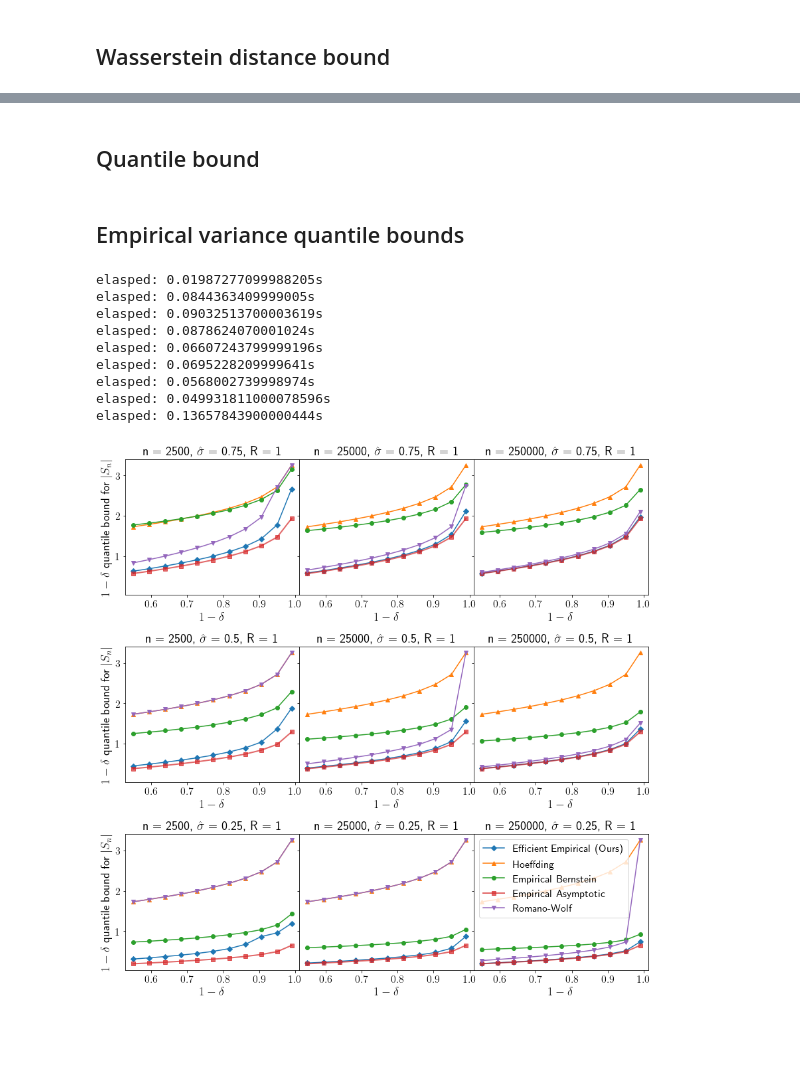
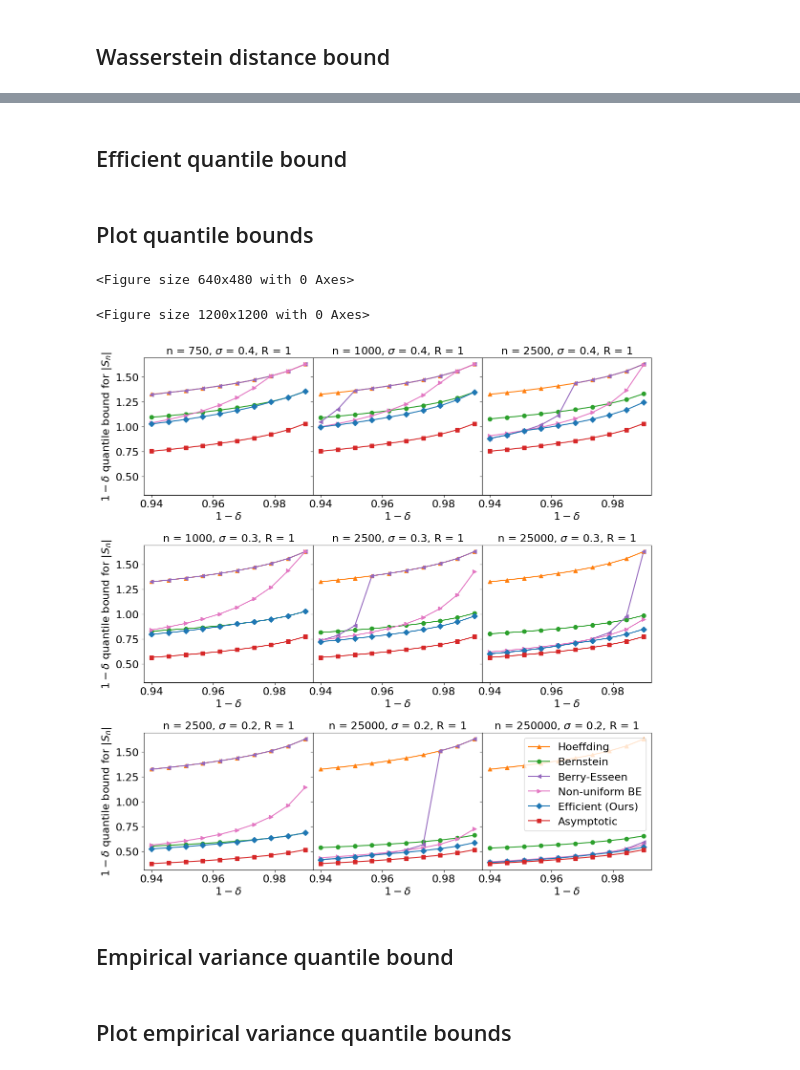
Before and after one commit to lmackey/gauss_conc, a Jupyter notebook: plot_bounds.ipynb, the cells around one changed output, grey strips where cells are left out. Drawn from its saved outputs; the diff is of its cells as text; code cells hidden in the pictures; blank space fills up the shorter version.

Commit message:
Updating code to match Efficient Concentration with Gaussian Approximation v2.0

```diff
--- a/plot_bounds.ipynb
+++ b/plot_bounds.ipynb
@@ -458,2 +1016,2 @@ def gsn_wass(n, p, sig=1, R=1, verbose=False):
 # %% [markdown]
-## Quantile bound
+## Efficient quantile bound
@@ -563,0 +1215,2 @@ def quantile_bound(delta, n, p=None, sig=1, R=1, two_sided=True, verbose=False,
+# %% [markdown]
+## Plot quantile bounds
@@ -563,0 +1319,21 @@ def quantile_bound(delta, n, p=None, sig=1, R=1, two_sided=True, verbose=False,
+# %%
+#%%script false --no-raise-error
+# Plot quantile bounds
+plt.clf()
+R = 1
+sigs = R * [.4, .3, .2]
+ns = np.vstack((
+    np.concatenate(([750, 1000], 25 * (np.power(10, range(2,3))))),
+    np.concatenate(([1000], 25 * (np.power(10, range(2,4))))),
+    25 * (np.power(10, range(2,5)))
+))
+deltas = np.linspace(0.01, 0.06, num=10)
+two_sided = True
+hoeffding = True
+verbose = False
+quantile_fig = plot_quantile_bounds(deltas, ns, sigs, R, two_sided,
+                                    hoeffding=hoeffding, verbose=verbose)
+# %% [output]
+<Figure size 640x480 with 0 Axes>
+<Figure size 1200x1200 with 0 Axes>
+[figure, added]
@@ -564,2 +1344,2 @@ def quantile_bound(delta, n, p=None, sig=1, R=1, two_sided=True, verbose=False,
 # %% [markdown]
-## Empirical variance quantile bounds
+## Empirical variance quantile bound
@@ -747 +1473,3 @@ def emp_quantile_bound(delta, n, p=None, sighat=1, R=1, v3=1, v4=1,
+# %% [markdown]
+## Plot empirical variance quantile bounds
 # %%
@@ -889,26 +1646 @@ def plot_emp_quantile_bounds(deltas, ns, sighats, R, two_sided, verbose=False,
     return fig
-# %%
-# Plot empirical quantile bounds
-ns = 25 * (np.power(10, range(2,5)))
-R = 1
-two_sided = True
-sighats = R * [.75, .5, .25]
-deltas = np.concatenate(([.01], np.linspace(.05, .45, num=10)))
-verbose = False
-bounds=['hoeff','eff','rw','bern']
-v3_mult=1
-v4_mult=0.5
-emp_quantile_fig = plot_emp_quantile_bounds(
-    deltas, ns, sighats, R, two_sided, verbose=verbose, bounds=bounds,
-    v3_mult=v3_mult, v4_mult=v4_mult)
-# %% [output]
-elasped: 0.01987277099988205s
-elasped: 0.0844363409999005s
-elasped: 0.09032513700003619s
-elasped: 0.0878624070001024s
-elasped: 0.06607243799999196s
-elasped: 0.0695228209999641s
-elasped: 0.0568002739998974s
-elasped: 0.049931811000078596s
-elasped: 0.13657843900000444s
-[figure, removed]
```
Also changed, not shown: parts of 28 cells of this notebook.
